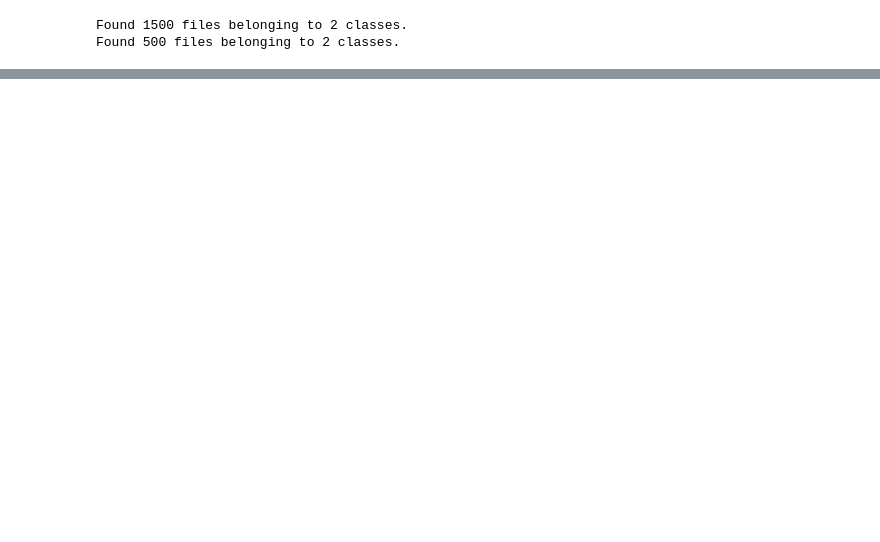
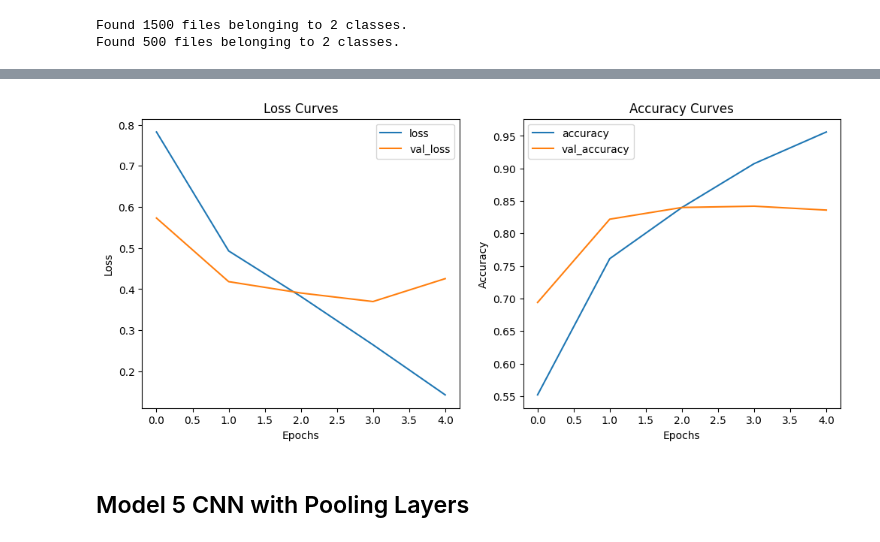
Before and after one commit to BUFONJOKER/tensorflow-zero-to-mastery, a Jupyter notebook: 03_cnn_computer_vision.ipynb, the cells around one changed output, grey strips where cells are left out. Cells and saved outputs as stored; diff of their text form; code cells hidden in the pictures; blank space fills up the shorter version.

Commit message:
model 8 completed

```diff
--- a/03_cnn_computer_vision.ipynb
+++ b/03_cnn_computer_vision.ipynb
@@ -366,12 +382,12 @@ Image shape: (382, 512, 3)
 train_dir = "pizza_steak/train/"
 test_dir = "pizza_steak/test/"
 # %%
-train_data = image_dataset_from_directory(
+train_data = keras.utils.image_dataset_from_directory(
     train_dir, label_mode='binary', batch_size=32, image_size=(224,224),
     seed=42
 )
 
-test_data = image_dataset_from_directory(
+test_data = keras.utils.image_dataset_from_directory(
     test_dir, label_mode='binary', batch_size=32, image_size=(224,224),
     seed=42
 )
@@ -395,0 +412,14 @@ for image, label in train_data.take(1):
+# %%
+model_4 = keras.Sequential(
+    [
+        keras.layers.Input(shape=(224,224,3)),
+
+        keras.layers.Conv2D(filters=10, kernel_size=3, strides=1, padding='valid', activation='relu'),
+        keras.layers.Conv2D(filters=10, kernel_size=3, strides=1, padding='valid', activation='relu'),
+        keras.layers.Conv2D(filters=10, kernel_size=3, strides=1, padding='valid', activation='relu'),
+
+        keras.layers.Flatten(),
+
+        keras.layers.Dense(units=1, activation='sigmoid')
+    ]
+)
@@ -395,0 +446,4 @@ for image, label in train_data.take(1):
+# %%
+model_4.compile(loss=keras.losses.BinaryCrossentropy(), optimizer=keras.optimizers.Adam(), metrics=['accuracy'])
+# %%
+history_4 = model_4.fit(train_data, epochs=5, validation_data=test_data)
@@ -395,0 +461,6 @@ for image, label in train_data.take(1):
+# %%
+plot_loss_accuracy_curves(history_4)
+# %% [output]
+[figure, added]
+# %% [markdown]
+## Model 5 CNN with Pooling Layers
```
Also changed, not shown: parts of 50 cells of this notebook.
